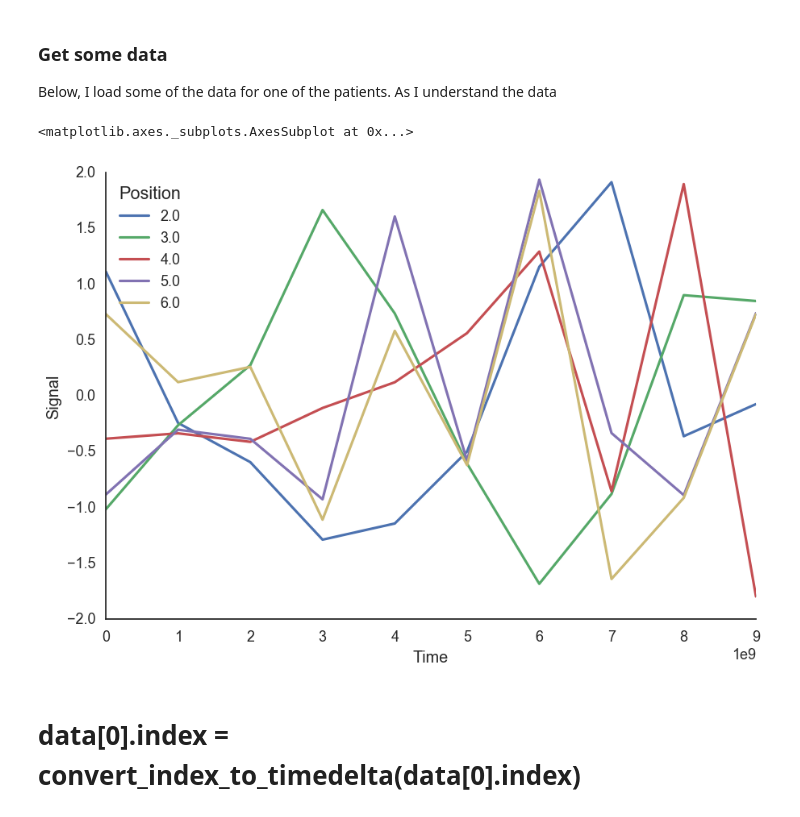
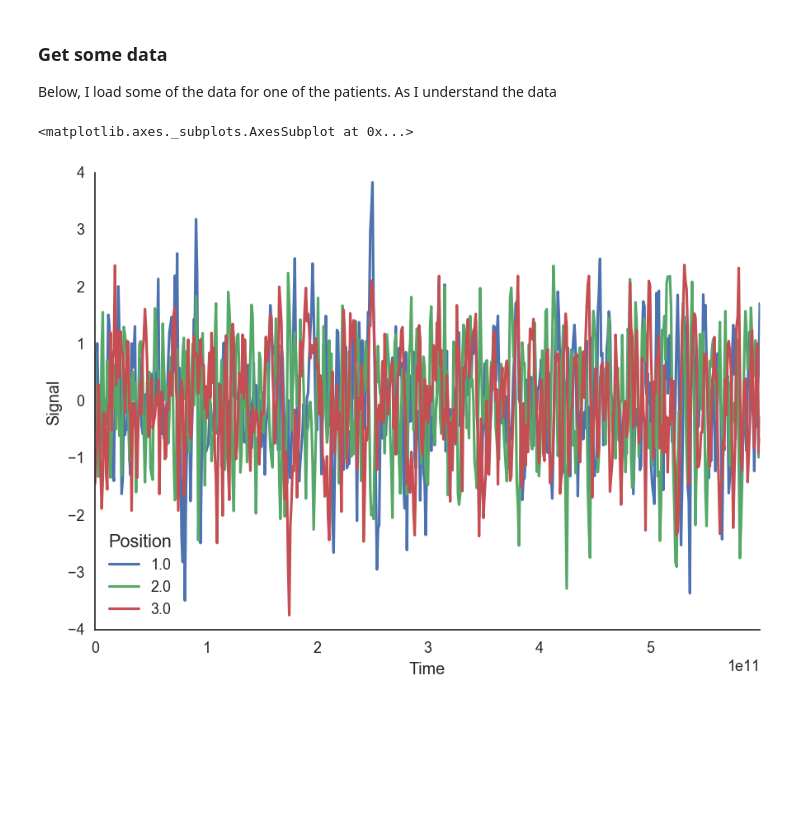
Before and after one commit to MrChristophRivera/KaggleEEG, a Jupyter notebook: notebooks/ChrisExploratoryNotebook1.ipynb, the cells around one changed output. Saved outputs shown, nothing was run; the diff lists cells and outputs as text; code cells hidden in the pictures; blank space fills up the shorter version.

```diff
--- a/notebooks/ChrisExploratoryNotebook1.ipynb
+++ b/notebooks/ChrisExploratoryNotebook1.ipynb
@@ -102,5 +129,5 @@ def plot_ts(tsdata,columns = -1):
 # %%
-plot_ts(traces1.iloc[:10,:],[1,2,3,4,5])
+plot_ts(traces1,range(3))
 # %% [output]
 <matplotlib.axes._subplots.AxesSubplot at 0x...>
-[figure, old version]
+[figure, new version]
@@ -136,2 +133,0 @@ sns.heatmap(corr, mask=mask, cmap=cmap, vmax=.3,
-# %% [markdown]
-# data[0].index = convert_index_to_timedelta(data[0].index)
```
Also changed, not shown: parts of 22 cells of this notebook.
